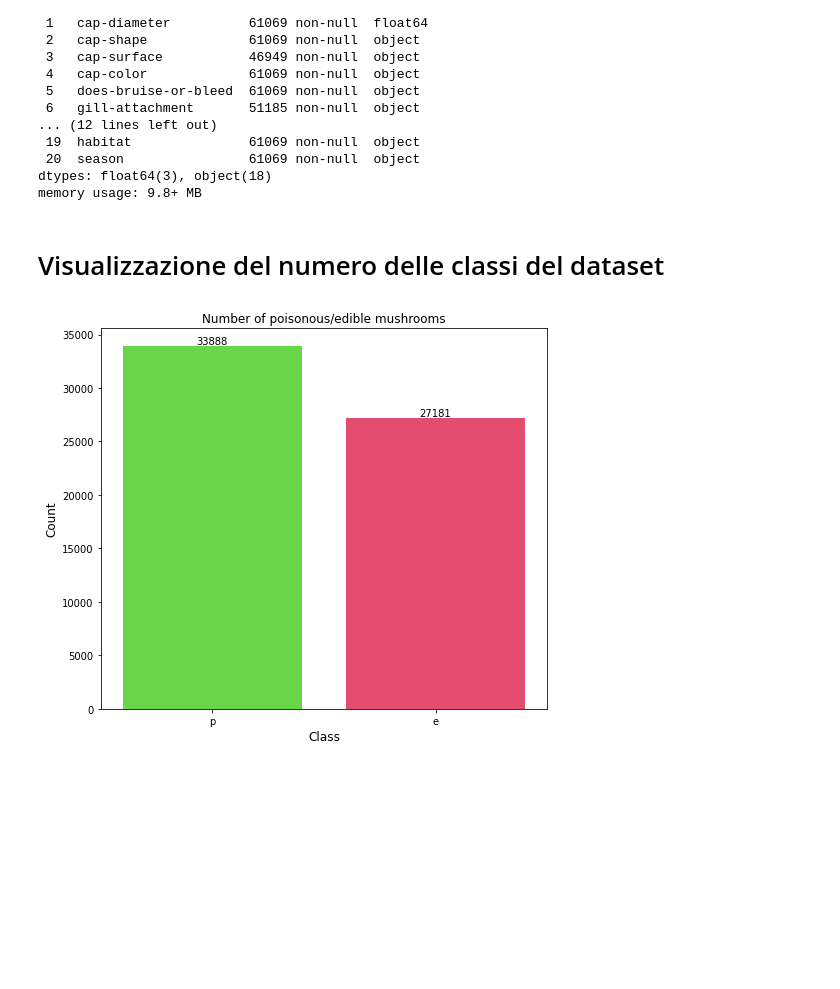
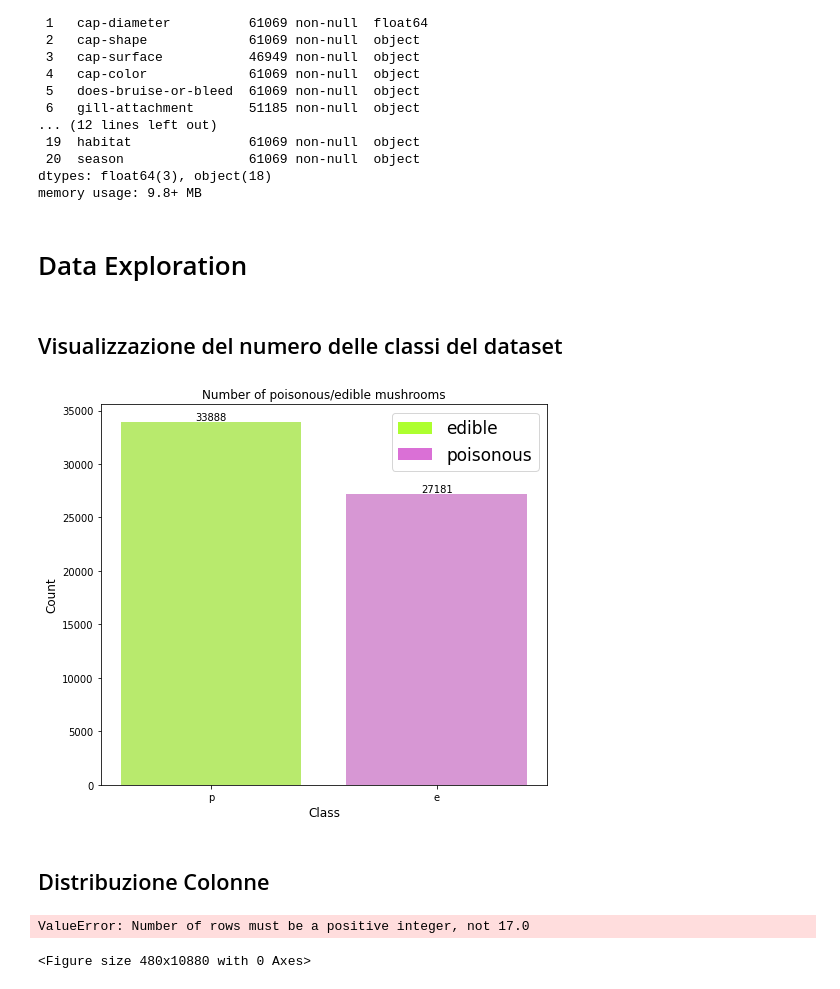
Before and after one commit to danilo-dellorco/ml-project, a Jupyter notebook: mushroom-classification.ipynb, the cells around one changed output. Drawn from its saved outputs; the diff is of its cells as text; code cells hidden in the pictures; blank space fills up the shorter version.

Commit message:
color barchart

```diff
--- a/mushroom-classification.ipynb
+++ b/mushroom-classification.ipynb
@@ -35,18 +35,26 @@ Data columns (total 21 columns):
  20  season                61069 non-null  object
 dtypes: float64(3), object(18)
 memory usage: 9.8+ MB
+# %% [markdown]
+# Data Exploration
 # %% [markdown]
-# Visualizzazione del numero delle classi del dataset
+## Visualizzazione del numero delle classi del dataset
 # %%
 count = df['class'].value_counts()
 plt.figure(figsize=(8,7))
 #barplot(x = count.index p/e , y = count.values valori di p/e)
-ax = sns.barplot(count.index, count.values, alpha=0.8, palette="prism")
+colors = ['#ADFF2F', '#DA70D6']
+ax = sns.barplot(count.index, count.values, alpha=0.8, palette = colors)
 ax.bar_label(ax.containers[0])
+edible_bars = ax.bar(1,10,color='#ADFF2F')
+poison_bars = ax.bar(1,1,color='#DA70D6')
+ax.legend((edible_bars,poison_bars),('edible','poisonous'),fontsize=17)
 plt.ylabel('Count', fontsize=12)
 plt.xlabel('Class', fontsize=12)
 plt.title('Number of poisonous/edible mushrooms')
 #plt.savefig("mushrooms1.png", format='png', dpi=500)
 plt.show()
 # %% [output]
-[figure, old version]
+[figure, new version]
+# %% [markdown]
+## Distribuzione Colonne
@@ -52,0 +118,7 @@ plt.show()
+# %%
+plotPerColumnDistribution(df, 19, 1)
+#plotScatterMatrix(df,10,5)
+#plotCorrelationMatrix(df, 10)ty+ù
+# %% [output]
+ValueError: Number of rows must be a positive integer, not 17.0
+<Figure size 480x10880 with 0 Axes>
```
Also changed, not shown: parts of 3 cells of this notebook.
